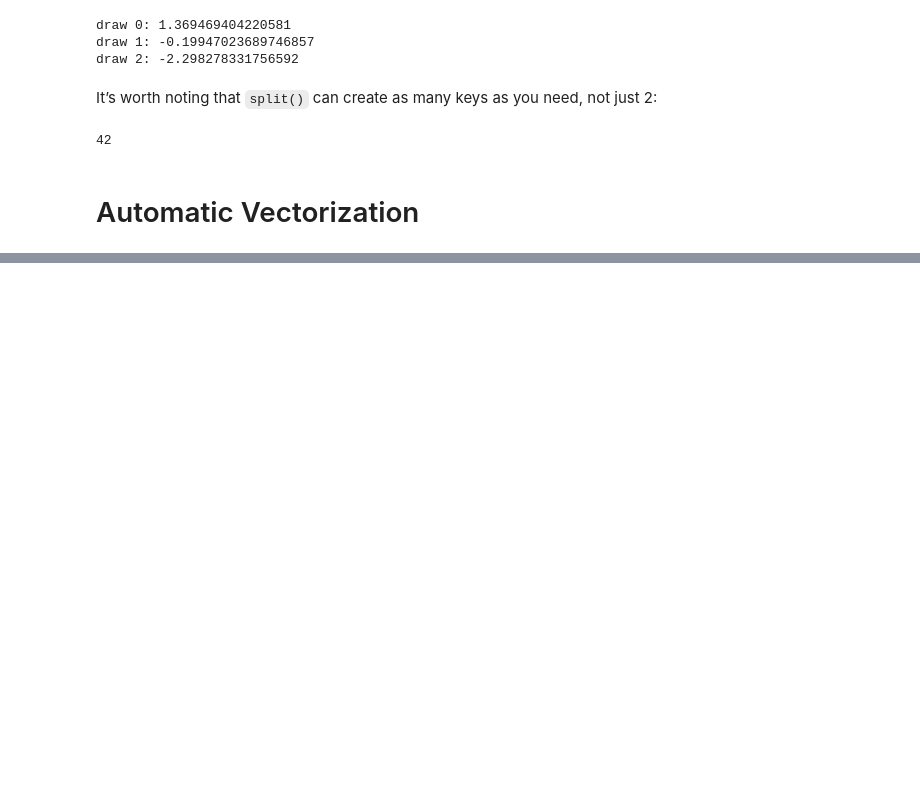
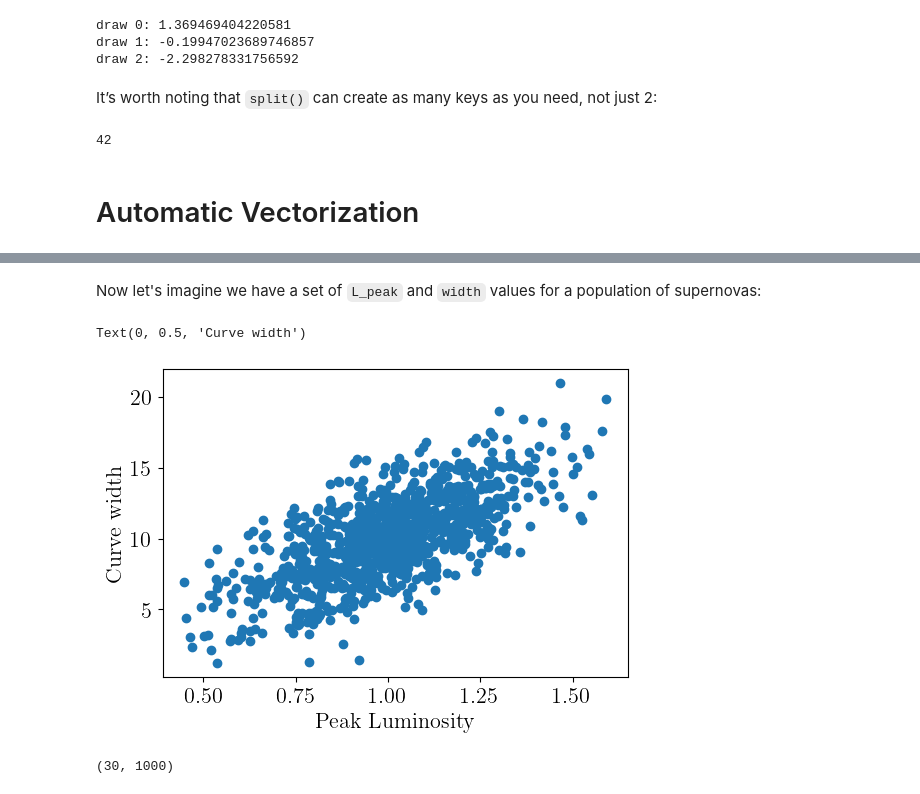
Before and after one commit to alexalar/intro_jax, a Jupyter notebook: notebooks/jax_overview.ipynb, the cells around one changed output, grey strips where cells are left out. Cells and saved outputs as stored; diff of their text form; code cells hidden in the pictures; blank space fills up the shorter version.

```diff
--- a/notebooks/jax_overview.ipynb
+++ b/notebooks/jax_overview.ipynb
@@ -826,0 +902,34 @@ print(len(forty_two_subkeys))
+# %% [markdown]
+Now let's imagine we have a set of `L_peak` and `width` values for a population of supernovas:
+# %%
+mu = [1.0, 10.0]
+rho = 0.7
+std = np.array([0.2, 3.0])
+cov = np.identity(2) * std**2  + rho * np.prod(std) * (np.ones((2, 2)) - np.identity(2))
+L_peak_arr, width_arr = np.random.multivariate_normal(mu, cov, size=int(1e3)).T
+
+plt.scatter(L_peak_arr, width_arr)
+plt.xlabel("Peak Luminosity")
+plt.ylabel("Curve width")
+# %% [output]
+Text(0, 0.5, 'Curve width')
+[figure, added]
+# %%
+# First vmap on the time axis
+type_ia_lc_time_vmap = vmap(type_ia_lc, in_axes=[0, None, None, None, None])
+# Then vmap on the Lpeak and width axes
+type_ia_lc_L_w_vmap = jjit(vmap(type_ia_lc_time_vmap, in_axes=[None, None, 0, None, 0]))
+
+# Let's get 30 supernovas, and 1000 time steps:
+
+N_sn = 30
+L_peak_arr, width_arr = np.random.multivariate_normal(mu, cov, size=N_sn).T
+# Time range (0 to 300 days)
+t = jnp.linspace(0, 300, 1000)
+
+# Compute light curves for all 30 supernovas, and at each of the 1000 time steps:
+L_ia_vmap = type_ia_lc_L_w_vmap(t, 20.0, L_peak_arr, 40.0, width_arr)
+
+print(L_ia_vmap.shape) # Output shape: (30, 1000)
+# %% [output]
+(30, 1000)
```
Also changed, not shown: parts of 8 cells of this notebook.
